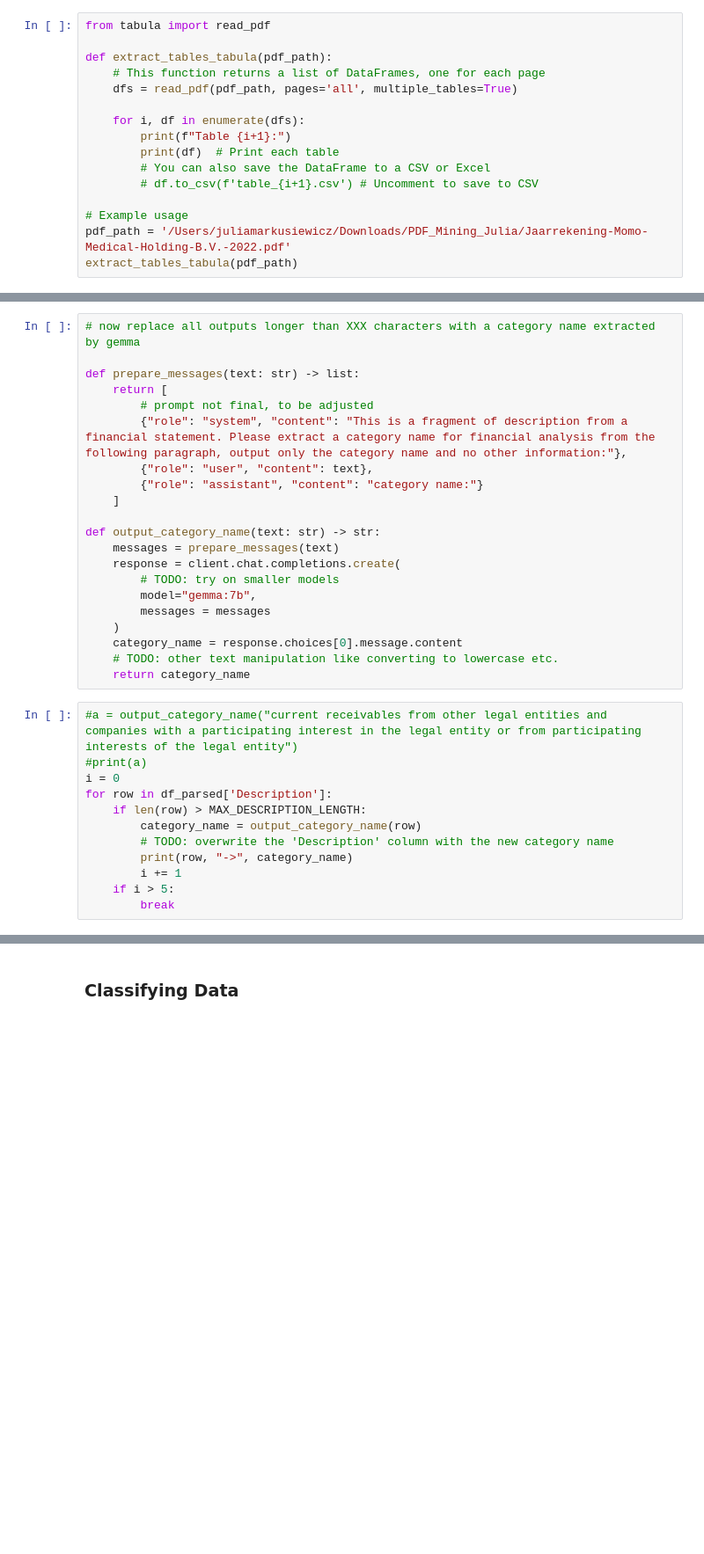
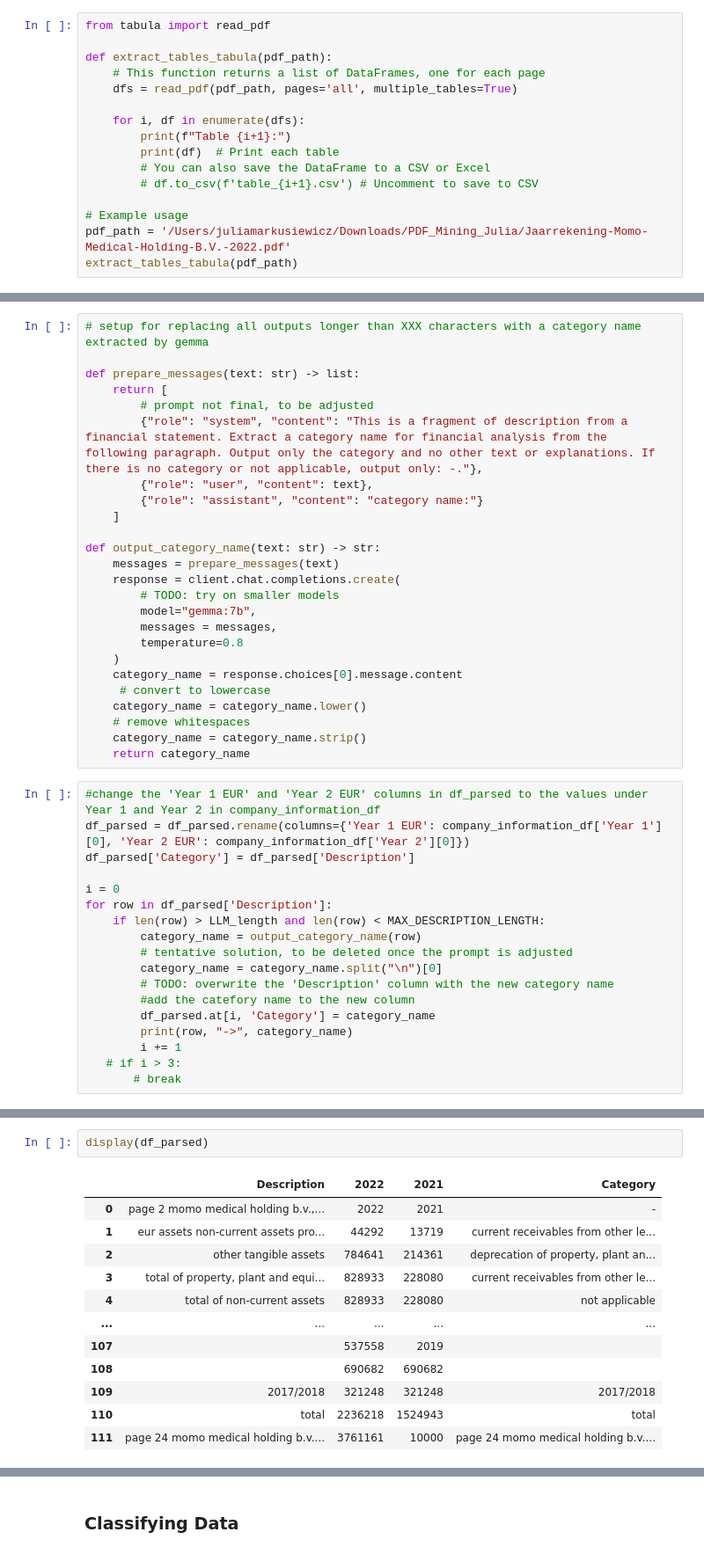
Before and after one commit to markusiewiczj/data-extraction, a Jupyter notebook: text extraction.ipynb, the cells around one changed output, grey strips where cells are left out. Shown: that part at 88% size. Saved outputs shown, nothing was run; the diff lists cells and outputs as text; blank space fills up the shorter version.

Commit message:
cleaning, changing prompts, logic improvements

```diff
--- a/text extraction.ipynb
+++ b/text extraction.ipynb
@@ -172,10 +237,10 @@ print(company_information)
 # %%
-# now replace all outputs longer than XXX characters with a category name extracted by gemma
+# setup for replacing all outputs longer than XXX characters with a category name extracted by gemma
 
 def prepare_messages(text: str) -> list:
     return [
         # prompt not final, to be adjusted
-        {"role": "system", "content": "This is a fragment of description from a financial statement. Please extract a category name for financial analysis from the following paragraph, output only the category name and no other information:"},
+        {"role": "system", "content": "This is a fragment of description from a financial statement. Extract a category name for financial analysis from the following paragraph. Output only the category and no other text or explanations. If there is no category or not applicable, output only: -."},
         {"role": "user", "content": text},
         {"role": "assistant", "content": "category name:"}
     ]
@@ -185,20 +250,30 @@ def output_category_name(text: str) -> str:
     response = client.chat.completions.create(
         # TODO: try on smaller models
         model="gemma:7b",
-        messages = messages
+        messages = messages,
+        temperature=0.8
     )
     category_name = response.choices[0].message.content
-    # TODO: other text manipulation like converting to lowercase etc.
+     # convert to lowercase
+    category_name = category_name.lower()
+    # remove whitespaces
+    category_name = category_name.strip()
     return category_name
-# %%
-#a = output_category_name("current receivables from other legal entities and companies with a participating interest in the legal entity or from participating interests of the legal entity")
-#print(a)
-i = 0
-for row in df_parsed['Description']:
-    if len(row) > MAX_DESCRIPTION_LENGTH:
-        category_name = output_category_name(row)
-        # TODO: overwrite the 'Description' column with the new category name
-        print(row, "->", category_name)
-        i += 1
-    if i > 5:
-        break
+# %%
+#change the 'Year 1 EUR' and 'Year 2 EUR' columns in df_parsed to the values under Year 1 and Year 2 in company_information_df
+df_parsed = df_parsed.rename(columns={'Year 1 EUR': company_information_df['Year 1'][0], 'Year 2 EUR': company_information_df['Year 2'][0]})
+df_parsed['Category'] = df_parsed['Description']
+
+i = 0
+for row in df_parsed['Description']:
+    if len(row) > LLM_length and len(row) < MAX_DESCRIPTION_LENGTH:
+        category_name = output_category_name(row)
+        # tentative solution, to be deleted once the prompt is adjusted
+        category_name = category_name.split("\n")[0]
+        # TODO: overwrite the 'Description' column with the new category name
+        #add the catefory name to the new column
+        df_parsed.at[i, 'Category'] = category_name
+        print(row, "->", category_name)
+        i += 1
+   # if i > 3:
+       # break
@@ -204,0 +287,15 @@ for row in df_parsed['Description']:
+# %%
+display(df_parsed)
+# %% [output]
+|  | Description | 2022 | 2021 | Category |
+| 0 | page 2 momo medical holding b.v.,... | 2022 | 2021 | - |
+| 1 | eur assets non-current assets pro... | 44292 | 13719 | current receivables from other le... |
+| 2 | other tangible assets | 784641 | 214361 | deprecation of property, plant an... |
+| 3 | total of property, plant and equi... | 828933 | 228080 | current receivables from other le... |
+| 4 | total of non-current assets | 828933 | 228080 | not applicable |
+| ... | ... | ... | ... | ... |
+| 107 |  | 537558 | 2019 |  |
+| 108 |  | 690682 | 690682 |  |
+| 109 | 2017/2018 | 321248 | 321248 | 2017/2018 |
+| 110 | total | 2236218 | 1524943 | total |
+| 111 | page 24 momo medical holding b.v.... | 3761161 | 10000 | page 24 momo medical holding b.v.... |
```
Also changed, not shown: parts of 10 cells of this notebook.
